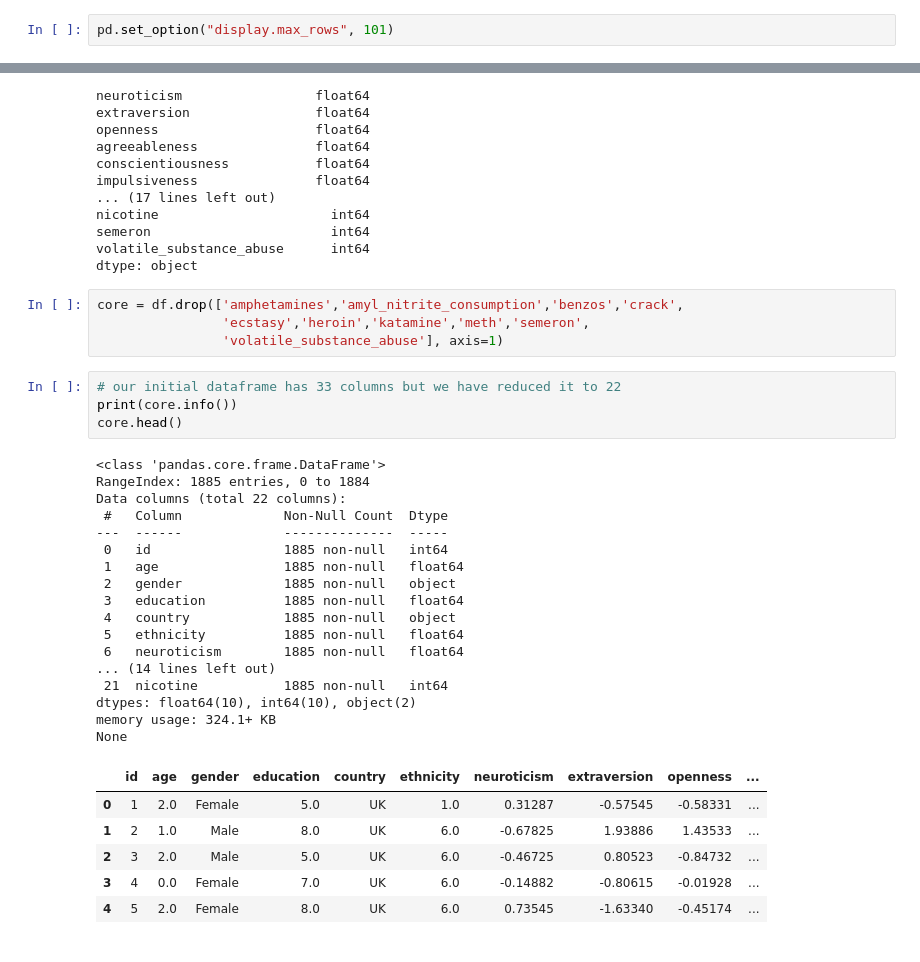
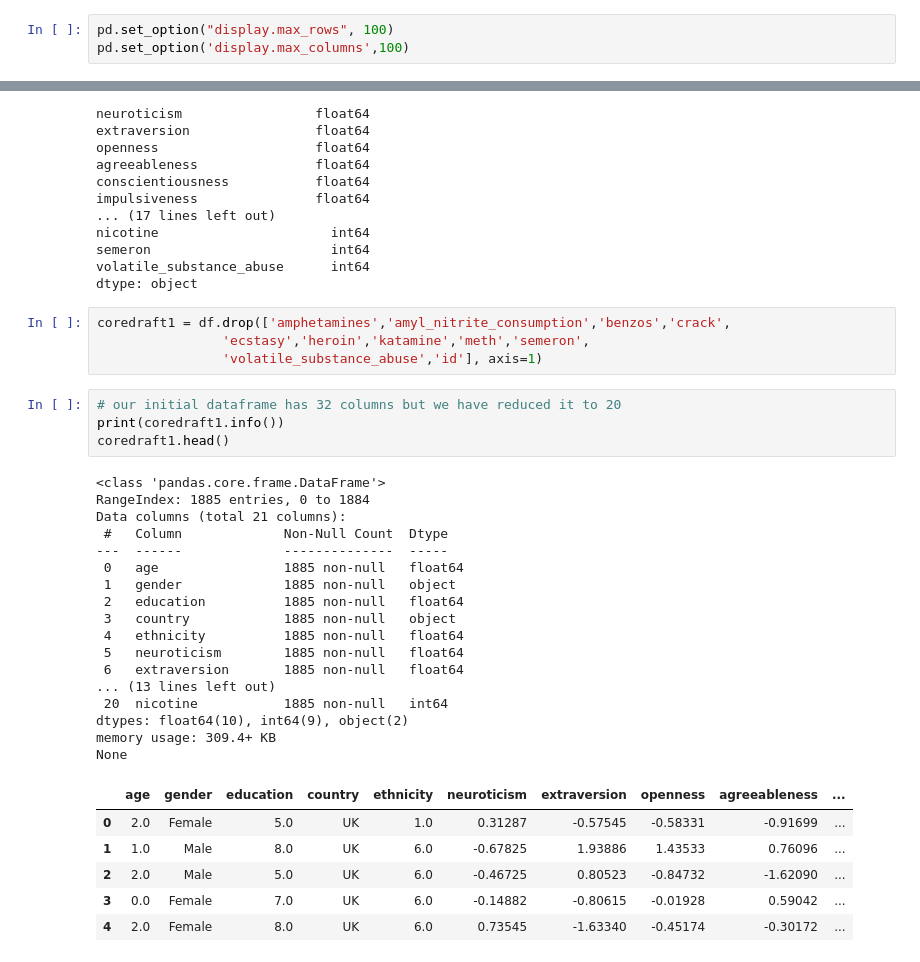
Before and after one commit to augurnaut/Build-2-Predictive-Model-about-Drug-Use-based-on-Demographic-and-Personality, a Jupyter notebook: Build_Week_2_draft_predictive_modeling.ipynb, the cells around one changed output, grey strips where cells are left out. Cells and saved outputs as stored; diff of their text form.

```diff
--- a/Build_Week_2_draft_predictive_modeling.ipynb
+++ b/Build_Week_2_draft_predictive_modeling.ipynb
@@ -42,5 +46,6 @@ from sklearn.preprocessing import StandardScaler
 # %%
-pd.set_option("display.max_rows", 101)
+pd.set_option("display.max_rows", 100)
+pd.set_option('display.max_columns',100)
 # %%
 from google.colab import files
 uploaded = files.upload()
@@ -318,34 +331,34 @@ semeron                       int64
 volatile_substance_abuse      int64
 dtype: object
 # %%
-core = df.drop(['amphetamines','amyl_nitrite_consumption','benzos','crack',
+coredraft1 = df.drop(['amphetamines','amyl_nitrite_consumption','benzos','crack',
                 'ecstasy','heroin','katamine','meth','semeron',
-                'volatile_substance_abuse'], axis=1)
+                'volatile_substance_abuse','id'], axis=1)
 # %%
-# our initial dataframe has 33 columns but we have reduced it to 22
-print(core.info())
-core.head()
+# our initial dataframe has 32 columns but we have reduced it to 20
+print(coredraft1.info())
+coredraft1.head()
 # %% [output]
 <class 'pandas.core.frame.DataFrame'>
 RangeIndex: 1885 entries, 0 to 1884
-Data columns (total 22 columns):
+Data columns (total 21 columns):
  #   Column             Non-Null Count  Dtype
 ---  ------             --------------  -----
- 0   id                 1885 non-null   int64
- 1   age                1885 non-null   float64
- 2   gender             1885 non-null   object
- 3   education          1885 non-null   float64
- 4   country            1885 non-null   object
- 5   ethnicity          1885 non-null   float64
- 6   neuroticism        1885 non-null   float64
-... (14 lines left out)
- 21  nicotine           1885 non-null   int64
-dtypes: float64(10), int64(10), object(2)
-memory usage: 324.1+ KB
+ 0   age                1885 non-null   float64
+ 1   gender             1885 non-null   object
+ 2   education          1885 non-null   float64
+ 3   country            1885 non-null   object
+ 4   ethnicity          1885 non-null   float64
+ 5   neuroticism        1885 non-null   float64
+ 6   extraversion       1885 non-null   float64
+... (13 lines left out)
+ 20  nicotine           1885 non-null   int64
+dtypes: float64(10), int64(9), object(2)
+memory usage: 309.4+ KB
 None
-|  | id | age | gender | education | country | ethnicity | neuroticism | extraversion | openness | ... |
-| 0 | 1 | 2.0 | Female | 5.0 | UK | 1.0 | 0.31287 | -0.57545 | -0.58331 | ... |
-| 1 | 2 | 1.0 | Male | 8.0 | UK | 6.0 | -0.67825 | 1.93886 | 1.43533 | ... |
-| 2 | 3 | 2.0 | Male | 5.0 | UK | 6.0 | -0.46725 | 0.80523 | -0.84732 | ... |
-| 3 | 4 | 0.0 | Female | 7.0 | UK | 6.0 | -0.14882 | -0.80615 | -0.01928 | ... |
-| 4 | 5 | 2.0 | Female | 8.0 | UK | 6.0 | 0.73545 | -1.63340 | -0.45174 | ... |
+|  | age | gender | education | country | ethnicity | neuroticism | extraversion | openness | agreeableness | ... |
+| 0 | 2.0 | Female | 5.0 | UK | 1.0 | 0.31287 | -0.57545 | -0.58331 | -0.91699 | ... |
+| 1 | 1.0 | Male | 8.0 | UK | 6.0 | -0.67825 | 1.93886 | 1.43533 | 0.76096 | ... |
+| 2 | 2.0 | Male | 5.0 | UK | 6.0 | -0.46725 | 0.80523 | -0.84732 | -1.62090 | ... |
+| 3 | 0.0 | Female | 7.0 | UK | 6.0 | -0.14882 | -0.80615 | -0.01928 | 0.59042 | ... |
+| 4 | 2.0 | Female | 8.0 | UK | 6.0 | 0.73545 | -1.63340 | -0.45174 | -0.30172 | ... |
```
Also changed, not shown: parts of 104 cells of this notebook.
